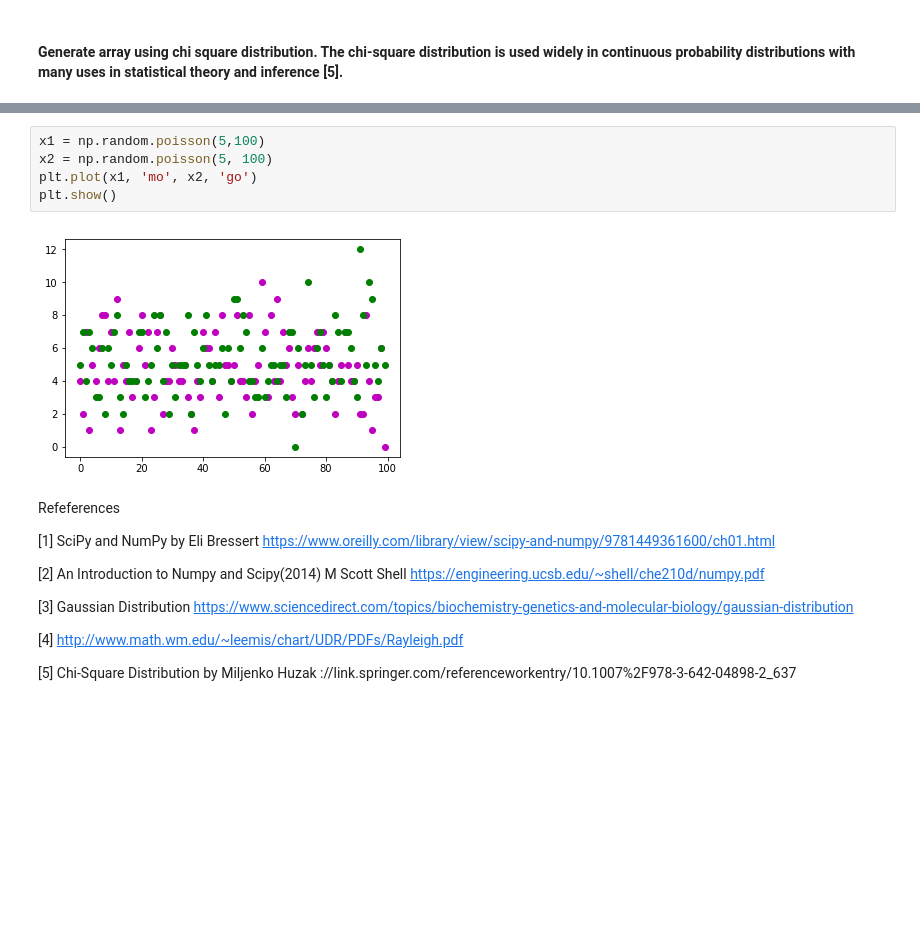
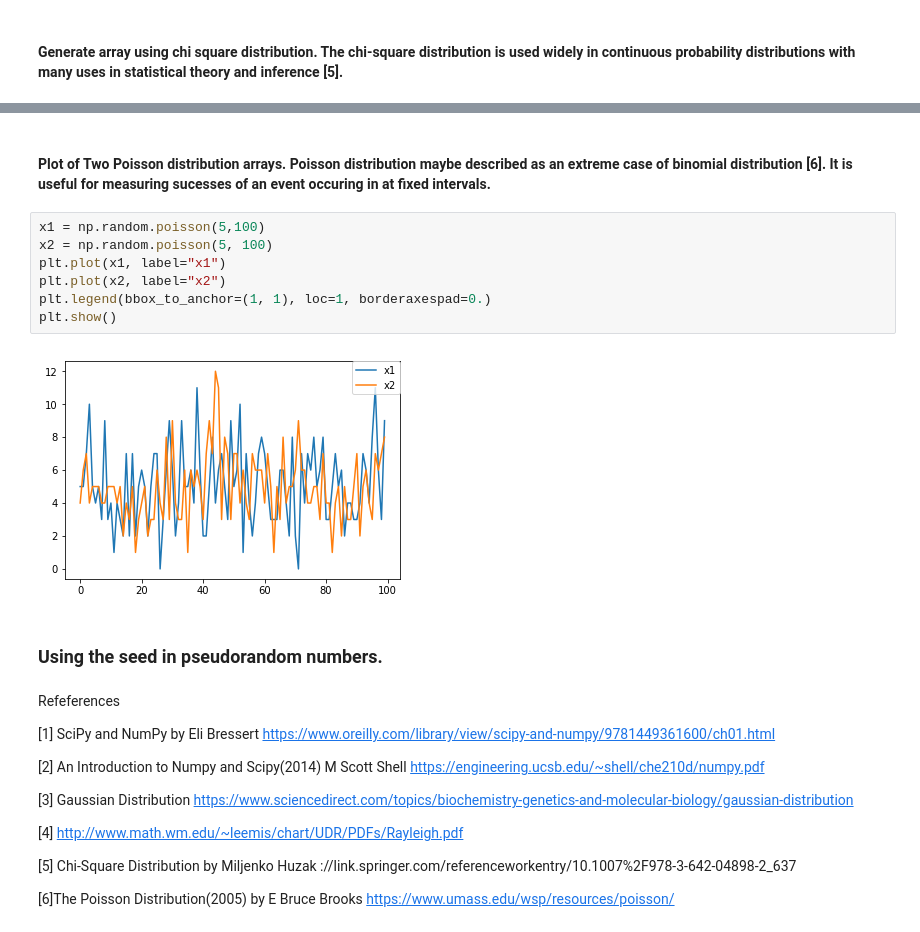
Before and after one commit to GregFee/Program-Numpy, a Jupyter notebook: Programming for Data Analysis Assignment1.ipynb, the cells around one changed output, grey strips where cells are left out. Drawn from its saved outputs; the diff is of its cells as text; blank space fills up the shorter version.

```diff
--- a/Programming for Data Analysis Assignment1.ipynb
+++ b/Programming for Data Analysis Assignment1.ipynb
@@ -128,10 +143,16 @@ print(x)
+# %% [markdown]
+#### Plot of Two Poisson distribution arrays. Poisson distribution maybe described as an extreme case of binomial distribution [6]. It is useful for measuring sucesses of an event occuring in at fixed intervals.
 # %%
 x1 = np.random.poisson(5,100)
 x2 = np.random.poisson(5, 100)
-plt.plot(x1, 'mo', x2, 'go')
+plt.plot(x1, label="x1")
+plt.plot(x2, label="x2")
+plt.legend(bbox_to_anchor=(1, 1), loc=1, borderaxespad=0.)
 plt.show()
 # %% [output]
-[figure, old version]
+[figure, new version]
+# %% [markdown]
+### Using the seed in pseudorandom numbers.
 # %% [markdown]
 Refeferences
 
@@ -145,3 +166,5 @@ Refeferences
 [4] http://www.math.wm.edu/~leemis/chart/UDR/PDFs/Rayleigh.pdf
 
 [5] Chi-Square Distribution by Miljenko Huzak ://link.springer.com/referenceworkentry/10.1007%2F978-3-642-04898-2_637
+
+[6]The Poisson Distribution(2005) by E Bruce Brooks https://www.umass.edu/wsp/resources/poisson/
```
Also changed, not shown: parts of 14 cells of this notebook.
